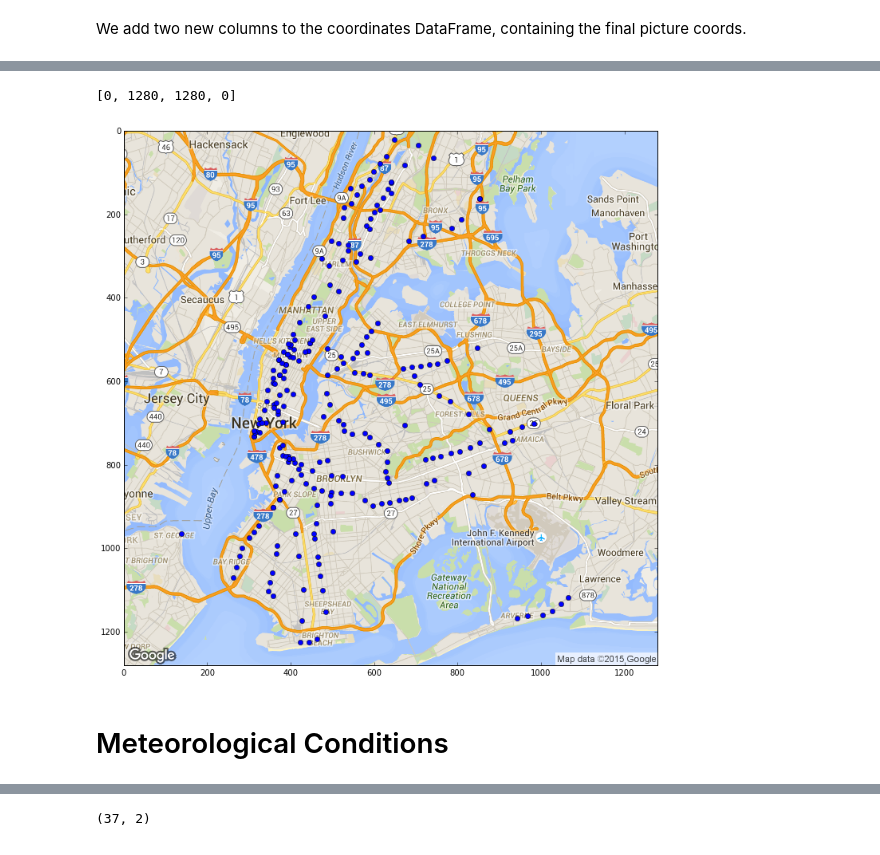
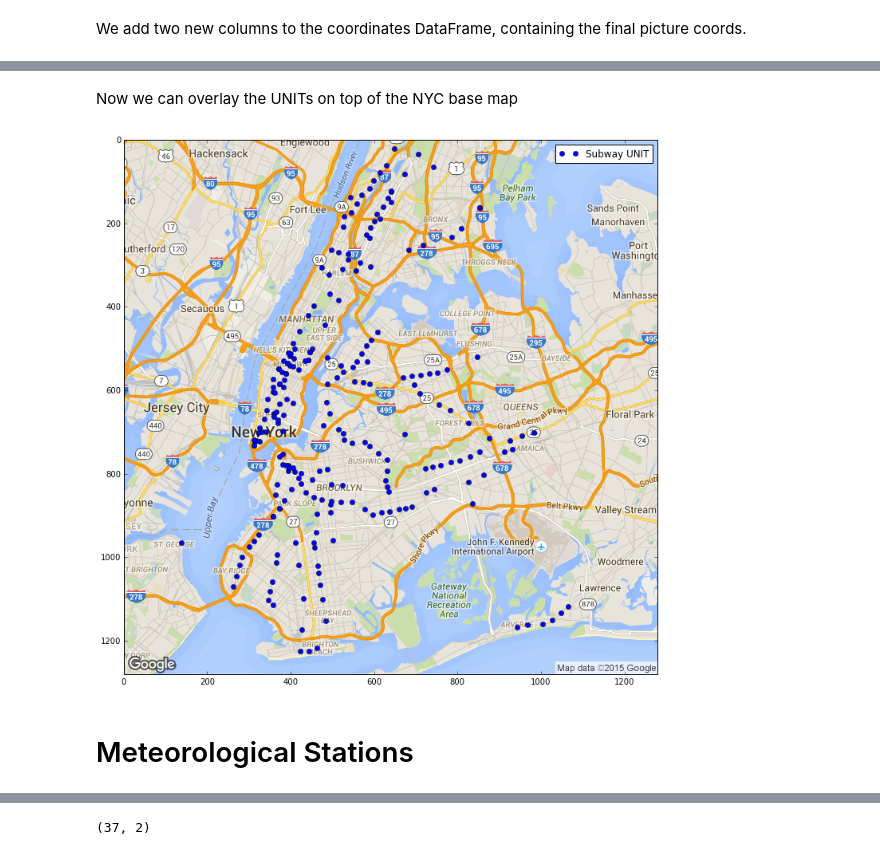
Before and after one commit to ihkihk/datan, a Jupyter notebook: p2_nycsubway/p2_nyc.ipynb, the cells around one changed output, grey strips where cells are left out. Drawn from its saved outputs; the diff is of its cells as text; code cells hidden in the pictures.

```diff
--- a/p2_nycsubway/p2_nyc.ipynb
+++ b/p2_nycsubway/p2_nyc.ipynb
@@ -172,8 +172,10 @@ We also see, that each UNIT is serviced by only one meteorological station durin
 # %% [markdown]
 We create a new DataFrame that will contain the coordinates of the UNITs
 # %%
-unit_coords = pd.DataFrame({'latitude':units.latitude.unique(), 'longitude':units.longitude.unique(),
-                           'weather_lat':units.weather_lat.unique(), 'weather_lon':units.weather_lon.unique()})
+unit_coords = pd.DataFrame({'latitude':units.latitude.unique().map(np.squeeze),
+                            'longitude':units.longitude.unique().map(np.squeeze),
+                            'weather_lat':units.weather_lat.unique().map(np.squeeze),
+                            'weather_lon':units.weather_lon.unique().map(np.squeeze)})
 # %%
 unit_coords.head()
 # %% [output]
@@ -195,7 +197,7 @@ def WGS84toGoogleBing(lat, lon):
 # %% [markdown]
 We add a new column with the Mercator-transformed points to the UNIT's coordinate DataFrame
 # %%
-unit_coords = unit_coords.assign(mercator_coords=unit_coords.apply(lambda row: WGS84toGoogleBing(row[0][0],row[1][0]), axis=1))
+unit_coords = unit_coords.assign(mercator_coords=unit_coords.apply(lambda row: WGS84toGoogleBing(row[0],row[1]), axis=1))
 # %% [markdown]
 Here we read the base map screenshot, as obtained from http://www.maptiler.org/photoshop-google-maps-overlay-tiles/
 # %%
@@ -235,11 +237,15 @@ unit_coords.head()
+# %% [markdown]
+Now we can overlay the UNITs on top of the NYC base map
 # %%
 plt.rcParams['figure.figsize'] = (12.0, 12.0)
 plt.imshow(google_nyc_map)
 xx, yy = zip(*unit_coords.pic_coords.values)
-plt.plot(xx, yy, "bo")
+plt.plot(xx, yy, "bo", label = "Subway UNIT")
 plt.axis([0,google_nyc_map.shape[0],google_nyc_map.shape[1],0])
+plt.legend()
+
+plt.savefig("images/map_stations.png", dpi=200, bbox_inches='tight')
 # %% [output]
-[0, 1280, 1280, 0]
-[figure, old version]
+[figure, new version]
 # %% [markdown]
-# Meteorological Conditions
+# Meteorological Stations
```
Also changed, not shown: parts of 30 cells of this notebook, 2 other files.
